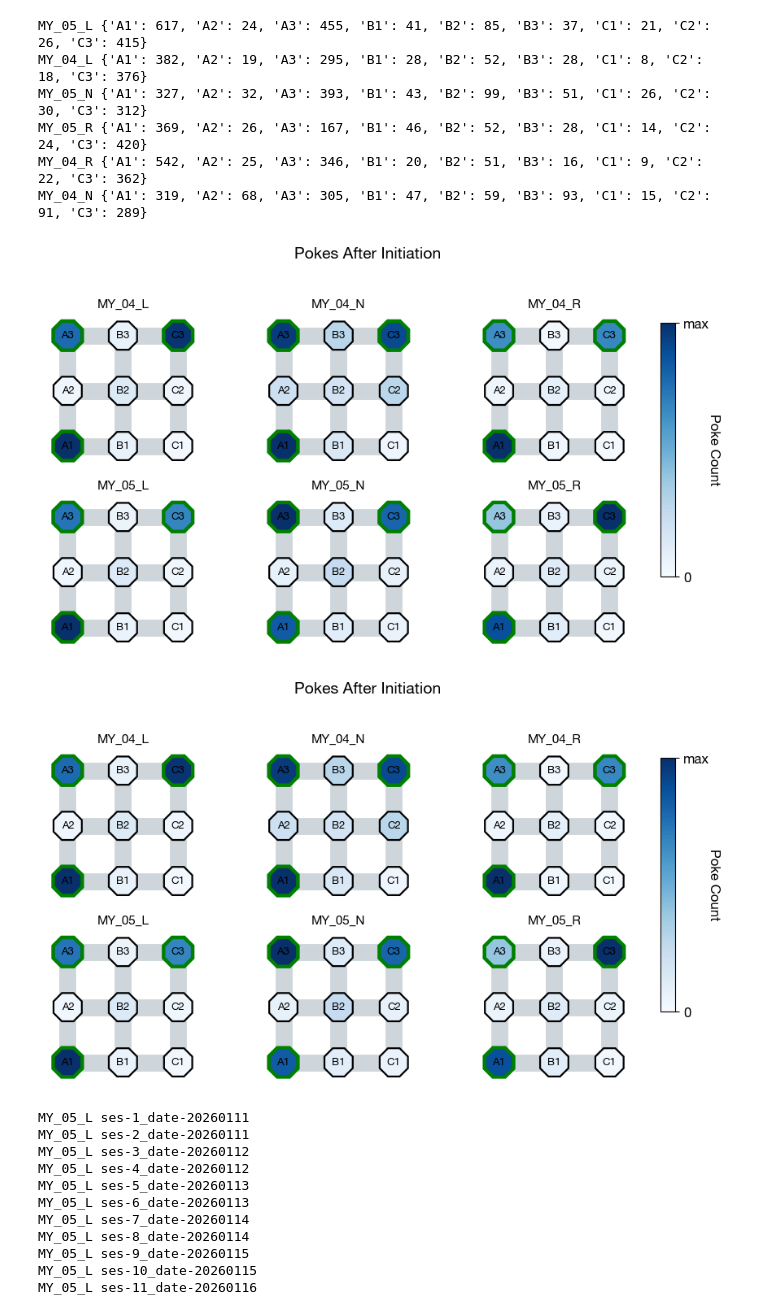
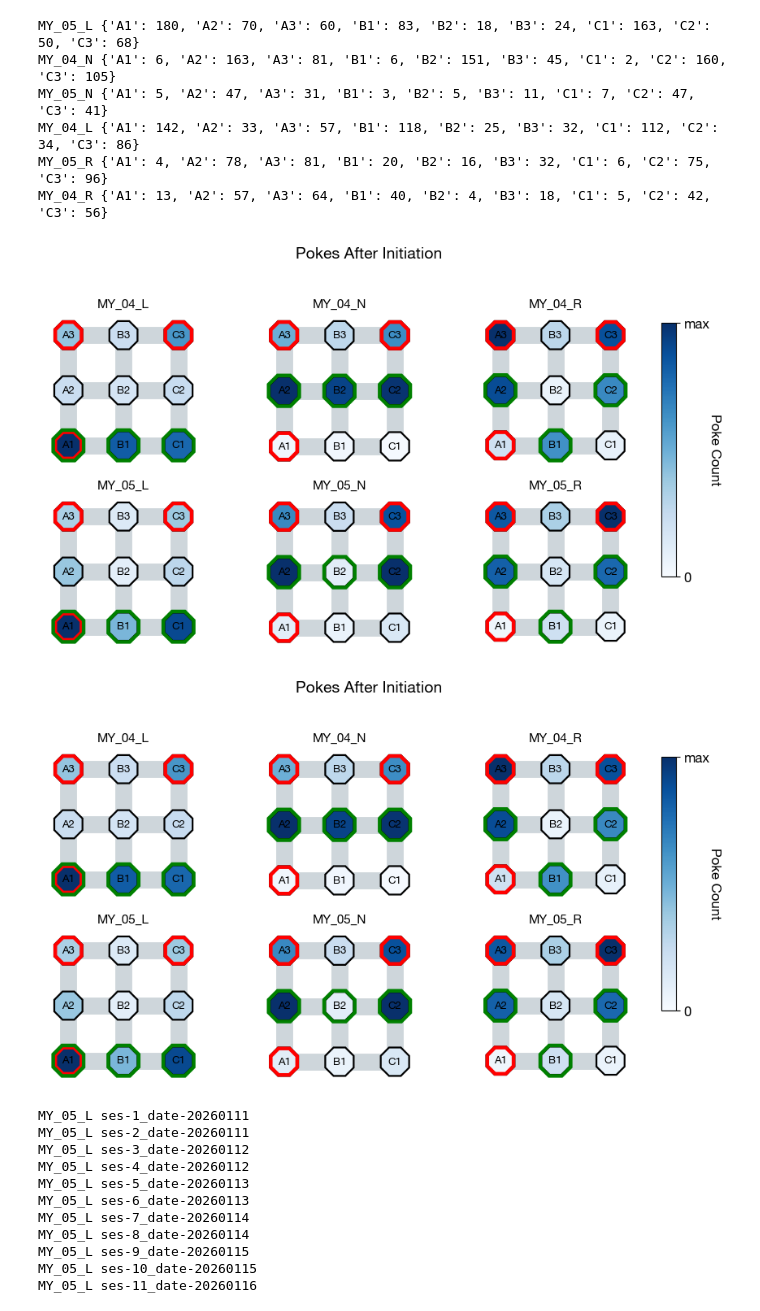
Before and after one commit to megyoung430/magnitude-bandit-analysis, a Jupyter notebook: scripts/fixing_old_analyses_problem2.ipynb, the cells around one changed output. Saved outputs shown, nothing was run; the diff lists cells and outputs as text; code cells hidden in the pictures.

```diff
--- a/scripts/fixing_old_analyses_problem2.ipynb
+++ b/scripts/fixing_old_analyses_problem2.ipynb
@@ -26,7 +26,10 @@ from src.behavior_visualization.plot_num_reversals import *
 from src.behavior_visualization.plot_first_leave_after_good_reversals import *
 from src.behavior_visualization.plot_choice_probs_around_good_reversals import *
 # %%
-root = "../data/cohort-02/rawdata/"
+cohort = "cohort-02"
+problem_number = 2
+problem = f"problem-{problem_number:02d}"
+root = f"../data/{cohort}/{problem}/rawdata/"
 subjects_data = import_data(root)
 subjects_trials = extract_trials(subjects_data)
 # %% [output]
@@ -311,3 +339,6 @@ def plot_num_pokes_across_mice(
 # %%
-plot_num_pokes_across_mice(avg_num_pokes_across_subjects)
+out = plot_num_pokes_across_mice(
+    avg_num_pokes_across_subjects,
+    align_relative=True,          # <- key line
+)
 # %% [output]
@@ -671,43 +881,52 @@ per_subject = {}
 for subject, sessions in subjects_trials.items():
     subj_total = defaultdict(int)
 
     for session in sessions:
         try:
             counter, _ = get_pokes_before_choice_from_trials(
                 subjects_trials[subject][session],
                 long_pokes_key="long_pokes",
                 choice_key="choice",
                 add_choice_bonus=1,
             )
             for arm, n in counter.items():
                 subj_total[arm] += int(n)
 
         except KeyError as e:
             print(f"Missing key {e} for {subject} {session}")
         except Exception as e:
             print(f"Error for {subject} {session}: {e}")
 
     per_subject[subject] = dict(subj_total)
     print(subject, dict(subj_total))
 
+choice_wells_per_mouse = {
+    "MY_04_N": ["A2", "B2", "C2"],
+    "MY_05_N": ["A2", "B2", "C2"],
+    "MY_04_L": ["A1", "B1", "C1"],
+    "MY_05_L": ["A1", "B1", "C1"],
+    "MY_04_R": ["A2", "B1", "C2"],
+    "MY_05_R": ["A2", "B1", "C2"],
+}
+
 plot_maze_heatmaps_per_mouse(
     per_subject,
     title="Pokes After Initiation",
-    # initiation_well="B2",                 # optional
-    choice_wells=["A1", "A3", "C3"],        # optional green outlines
+    choice_wells_by_mouse=choice_wells_per_mouse,
+    choice_wells_red=["A1", "A3", "C3"],        # optional green outlines
     cmap="Blues",
     show_counts=False,
     save_path=None,                         # or Path(".../maze_heatmap")
 )
 # %% [output]
-MY_05_L {'A1': 617, 'A2': 24, 'A3': 455, 'B1': 41, 'B2': 85, 'B3': 37, 'C1': 21, 'C2': 26, 'C3': 415}
-MY_04_L {'A1': 382, 'A2': 19, 'A3': 295, 'B1': 28, 'B2': 52, 'B3': 28, 'C1': 8, 'C2': 18, 'C3': 376}
-MY_05_N {'A1': 327, 'A2': 32, 'A3': 393, 'B1': 43, 'B2': 99, 'B3': 51, 'C1': 26, 'C2': 30, 'C3': 312}
-MY_05_R {'A1': 369, 'A2': 26, 'A3': 167, 'B1': 46, 'B2': 52, 'B3': 28, 'C1': 14, 'C2': 24, 'C3': 420}
-MY_04_R {'A1': 542, 'A2': 25, 'A3': 346, 'B1': 20, 'B2': 51, 'B3': 16, 'C1': 9, 'C2': 22, 'C3': 362}
-MY_04_N {'A1': 319, 'A2': 68, 'A3': 305, 'B1': 47, 'B2': 59, 'B3': 93, 'C1': 15, 'C2': 91, 'C3': 289}
+MY_05_L {'A1': 180, 'A2': 70, 'A3': 60, 'B1': 83, 'B2': 18, 'B3': 24, 'C1': 163, 'C2': 50, 'C3': 68}
+MY_04_N {'A1': 6, 'A2': 163, 'A3': 81, 'B1': 6, 'B2': 151, 'B3': 45, 'C1': 2, 'C2': 160, 'C3': 105}
+MY_05_N {'A1': 5, 'A2': 47, 'A3': 31, 'B1': 3, 'B2': 5, 'B3': 11, 'C1': 7, 'C2': 47, 'C3': 41}
+MY_04_L {'A1': 142, 'A2': 33, 'A3': 57, 'B1': 118, 'B2': 25, 'B3': 32, 'C1': 112, 'C2': 34, 'C3': 86}
+MY_05_R {'A1': 4, 'A2': 78, 'A3': 81, 'B1': 20, 'B2': 16, 'B3': 32, 'C1': 6, 'C2': 75, 'C3': 96}
+MY_04_R {'A1': 13, 'A2': 57, 'A3': 64, 'B1': 40, 'B2': 4, 'B3': 18, 'C1': 5, 'C2': 42, 'C3': 56}
-[figure, old version]
+[figure, new version]
-[figure, old version]
+[figure, new version]
 # %%
 import numpy as np
 import matplotlib.pyplot as plt
```
Also changed, not shown: parts of 8 cells of this notebook, 2 other files.
